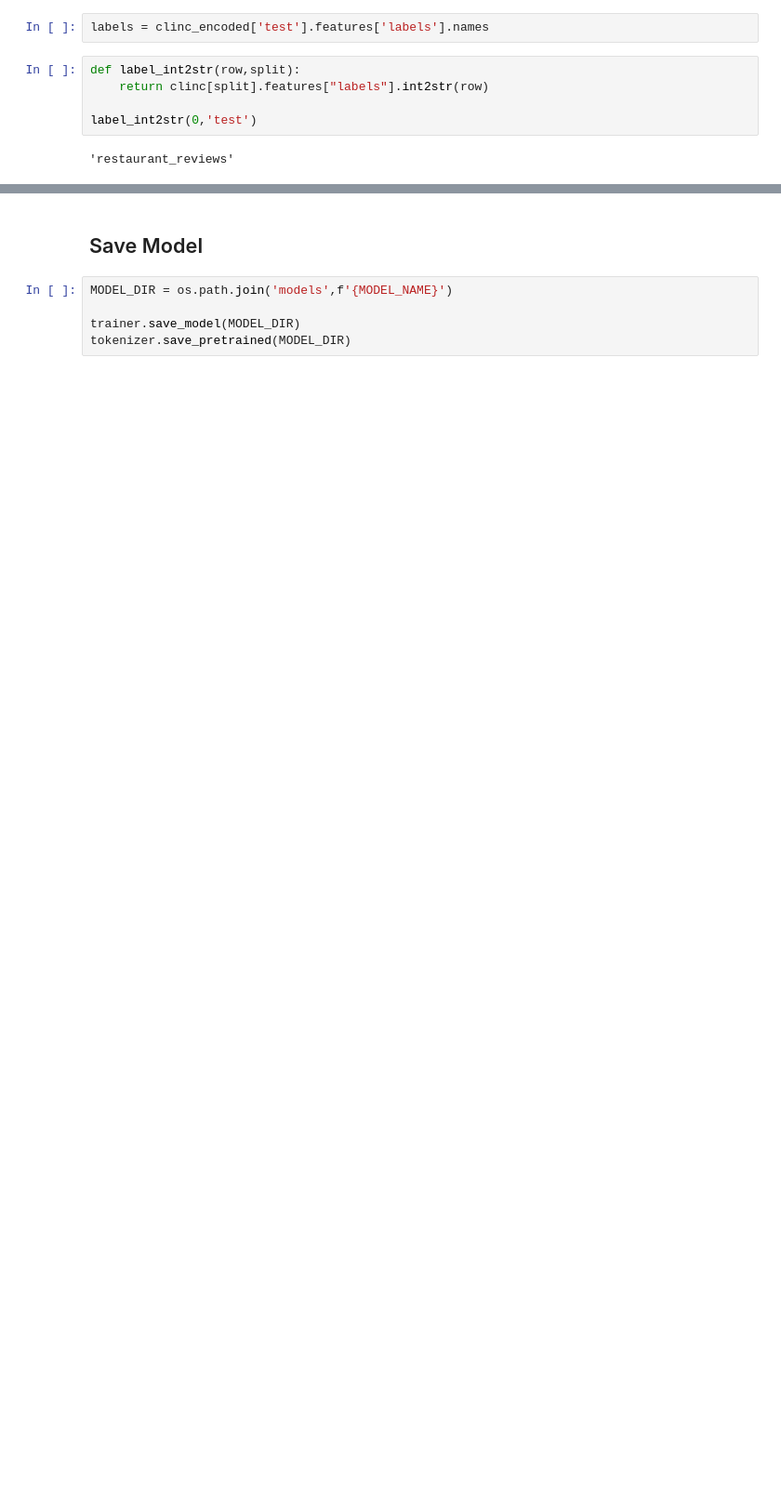
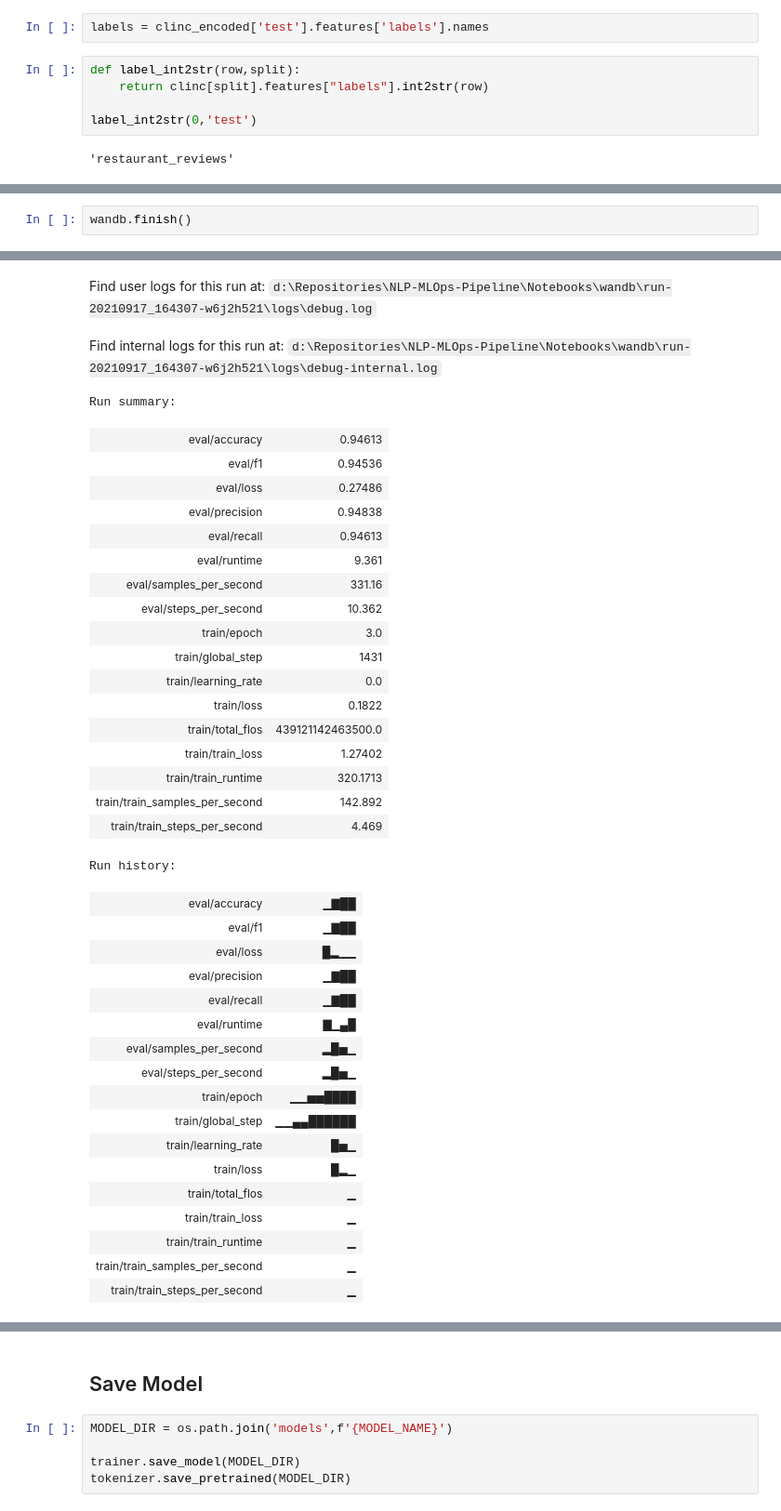
Before and after one commit to subhasisj/NLP-MLOps-Pipeline, a Jupyter notebook: Notebooks/01-Modelling.ipynb, the cells around one changed output, grey strips where cells are left out. Shown at 93% size. Drawn from its saved outputs; the diff is of its cells as text; blank space fills up the shorter version.

```diff
--- a/Notebooks/01-Modelling.ipynb
+++ b/Notebooks/01-Modelling.ipynb
@@ -375,0 +399,3 @@ print(classification_report(y_test,y_preds,target_names=labels))
+# %%
+wandb.finish()
+# %% [output]
@@ -375,0 +404,38 @@ print(classification_report(y_test,y_preds,target_names=labels))
+Find user logs for this run at: d:\Repositories\NLP-MLOps-Pipeline\Notebooks\wandb\run-20210917_164307-w6j2h521\logs\debug.log
+Find internal logs for this run at: d:\Repositories\NLP-MLOps-Pipeline\Notebooks\wandb\run-20210917_164307-w6j2h521\logs\debug-internal.log
+Run summary:
+| eval/accuracy | 0.94613 |
+| eval/f1 | 0.94536 |
+| eval/loss | 0.27486 |
+| eval/precision | 0.94838 |
+| eval/recall | 0.94613 |
+| eval/runtime | 9.361 |
+| eval/samples_per_second | 331.16 |
+| eval/steps_per_second | 10.362 |
+| train/epoch | 3.0 |
+| train/global_step | 1431 |
+| train/learning_rate | 0.0 |
+| train/loss | 0.1822 |
+| train/total_flos | 439121142463500.0 |
+| train/train_loss | 1.27402 |
+| train/train_runtime | 320.1713 |
+| train/train_samples_per_second | 142.892 |
+| train/train_steps_per_second | 4.469 |
+Run history:
+| eval/accuracy | ▁▇██ |
+| eval/f1 | ▁▇██ |
+| eval/loss | █▂▁▁ |
+| eval/precision | ▁▇██ |
+| eval/recall | ▁▇██ |
+| eval/runtime | ▇▁▄█ |
+| eval/samples_per_second | ▂█▅▁ |
+| eval/steps_per_second | ▂█▅▁ |
+| train/epoch | ▁▁▅▅████ |
+| train/global_step | ▁▁▄▄██████ |
+| train/learning_rate | █▅▁ |
+| train/loss | █▂▁ |
+| train/total_flos | ▁ |
+| train/train_loss | ▁ |
+| train/train_runtime | ▁ |
+| train/train_samples_per_second | ▁ |
+| train/train_steps_per_second | ▁ |
```
Also changed, not shown: parts of 27 cells of this notebook, 3 other files.
